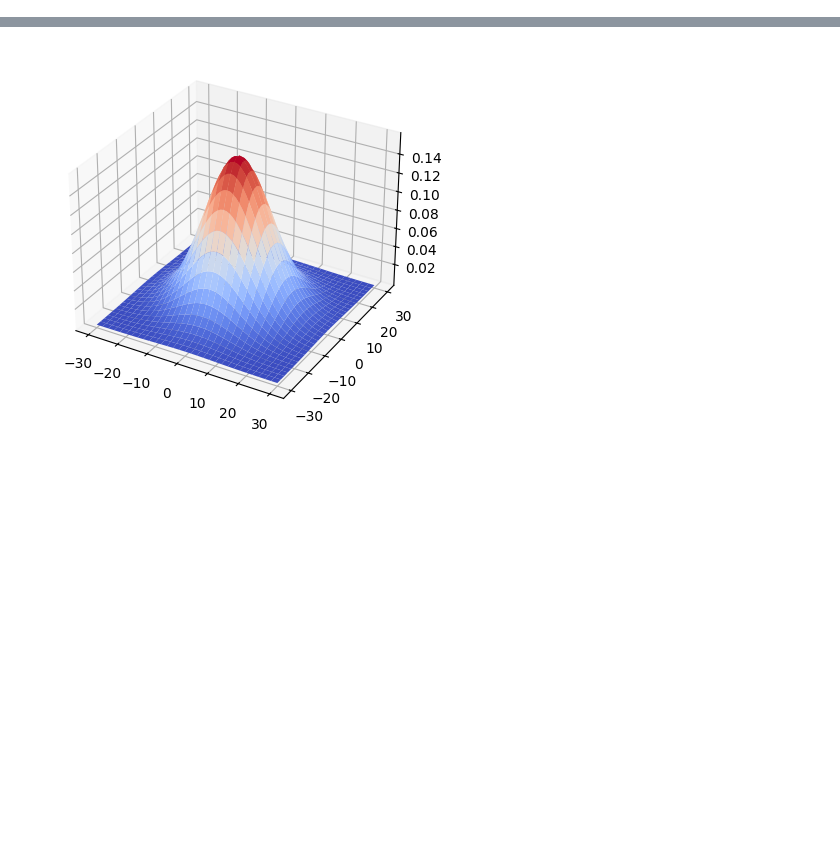
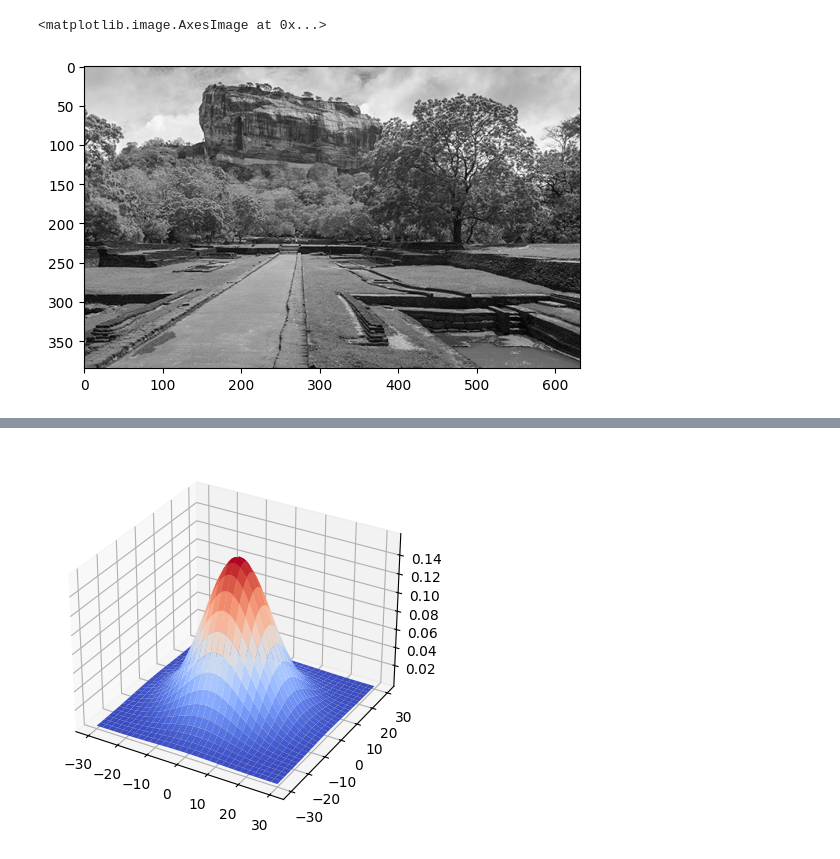
Before and after one commit to nadunnr/EN3160-Image-Processing-and-Machine-Vision, a Jupyter notebook: 03_spatial_filtering.ipynb, the cells around one changed output, grey strips where cells are left out. Cells and saved outputs as stored; diff of their text form; code cells hidden in the pictures; blank space fills up the shorter version.

```diff
--- a/03_spatial_filtering.ipynb
+++ b/03_spatial_filtering.ipynb
@@ -0,0 +5,10 @@
+# %%
+sigiriya_path = r"images\sigiriya.jpg"
+
+image = cv.imread(sigiriya_path, cv.IMREAD_GRAYSCALE)
+
+plt.plot(figsize=(4,4))
+plt.imshow(image, cmap='gray')
+# %% [output]
+<matplotlib.image.AxesImage at 0x...>
+[figure, added]
```
Also changed, not shown: parts of 6 cells of this notebook.
